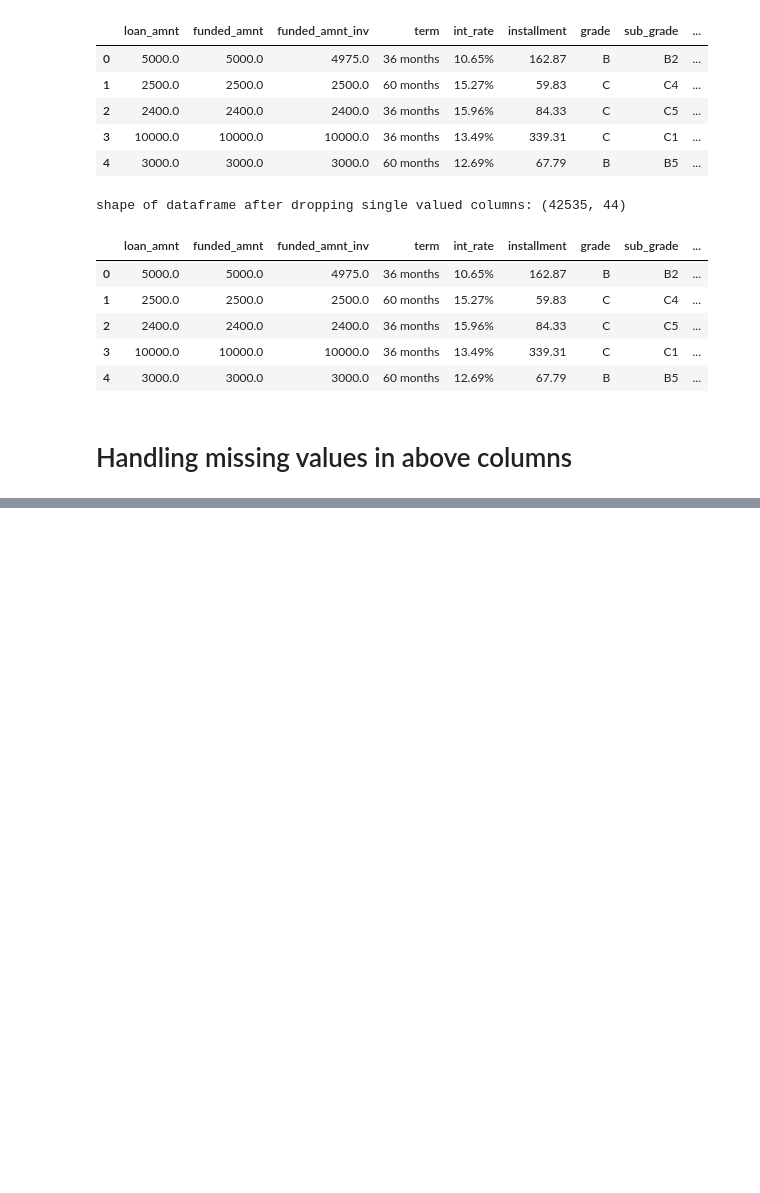
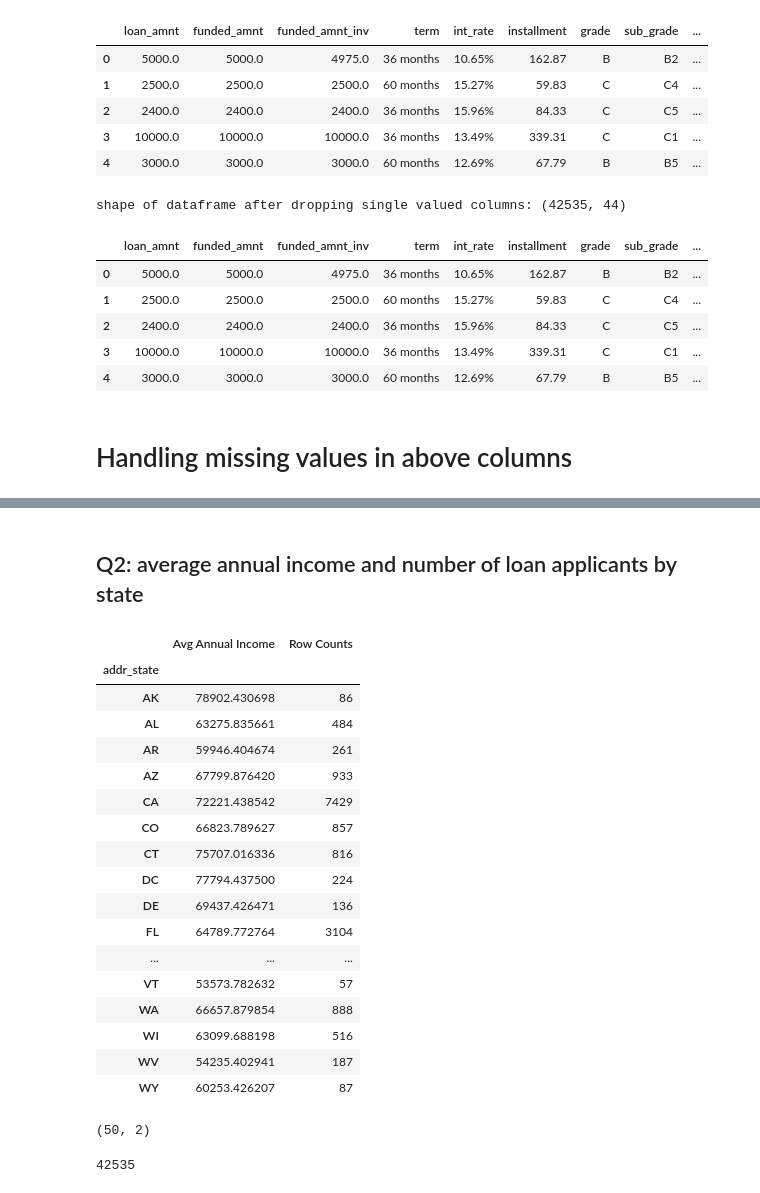
Before and after one commit to shashikumar2010s/AT-T, a Jupyter notebook: EDA.ipynb, the cells around one changed output, grey strips where cells are left out. Cells and saved outputs as stored; diff of their text form; code cells hidden in the pictures; blank space fills up the shorter version.

```diff
--- a/EDA.ipynb
+++ b/EDA.ipynb
@@ -209,0 +240,36 @@ print(df_concat.shape)
+# %% [markdown]
+## Q2: average annual income and number of loan applicants by state
+# %%
+# group by state and compute the mean annual income and row counts
+grouped_app = loan_stat_df.groupby('addr_state').agg({'annual_inc': 'mean', 'addr_state': 'count'})
+
+# rename columns for clarity
+grouped_app = grouped_app.rename(columns={'annual_inc': 'Avg Annual Income', 'addr_state': 'Row Counts'})
+
+# display the grouped dataframe
+display(grouped_app)
+print(grouped_app.shape)
+# %% [output]
+|  | Avg Annual Income | Row Counts |
+| addr_state |  |  |
+| AK | 78902.430698 | 86 |
+| AL | 63275.835661 | 484 |
+| AR | 59946.404674 | 261 |
+| AZ | 67799.876420 | 933 |
+| CA | 72221.438542 | 7429 |
+| CO | 66823.789627 | 857 |
+| CT | 75707.016336 | 816 |
+| DC | 77794.437500 | 224 |
+| DE | 69437.426471 | 136 |
+| FL | 64789.772764 | 3104 |
+| ... | ... | ... |
+| VT | 53573.782632 | 57 |
+| WA | 66657.879854 | 888 |
+| WI | 63099.688198 | 516 |
+| WV | 54235.402941 | 187 |
+| WY | 60253.426207 | 87 |
+(50, 2)
+# %%
+grouped_app['Row Counts'].sum()
+# %% [output]
+42535
```
Also changed, not shown: parts of 8 cells of this notebook.
